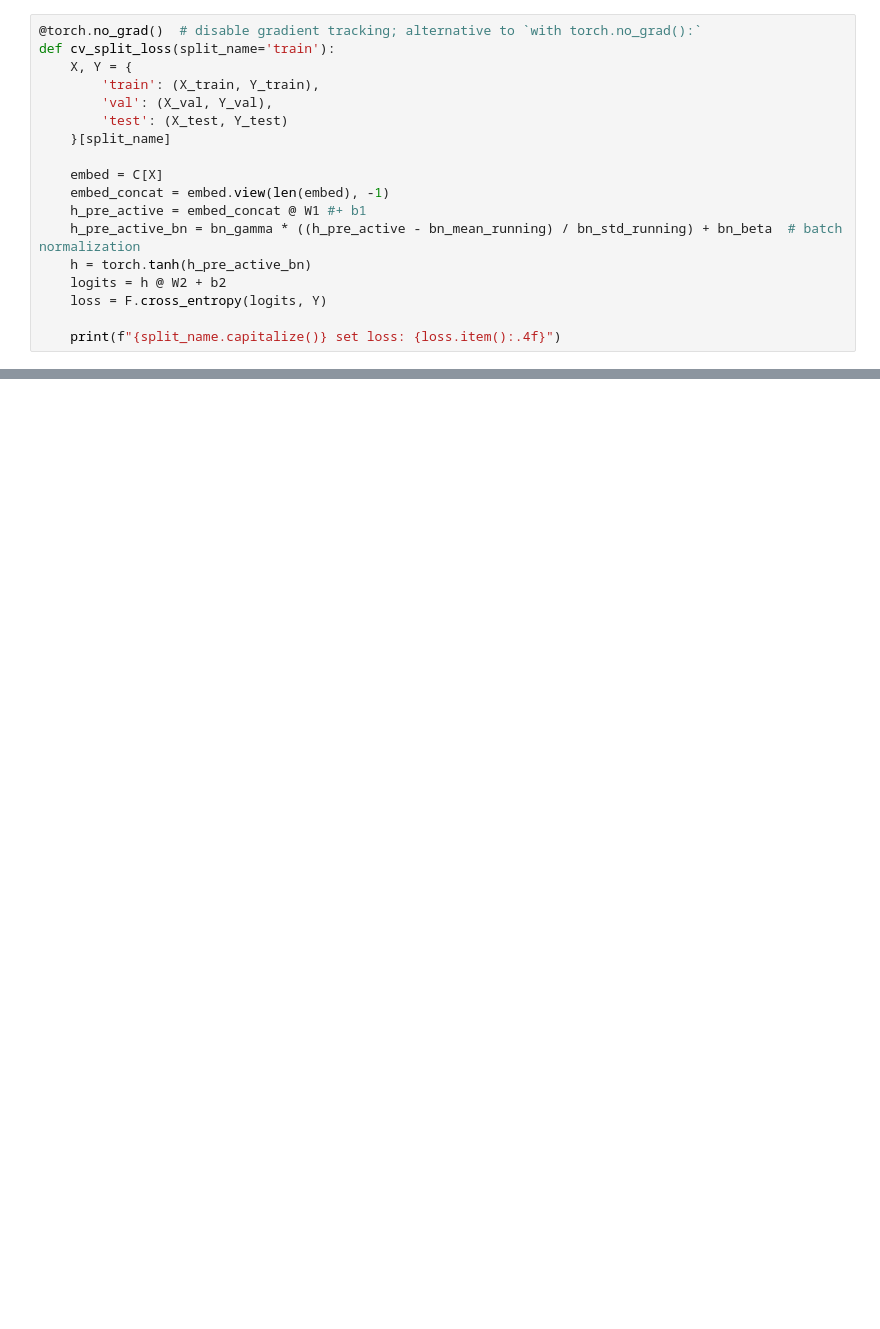
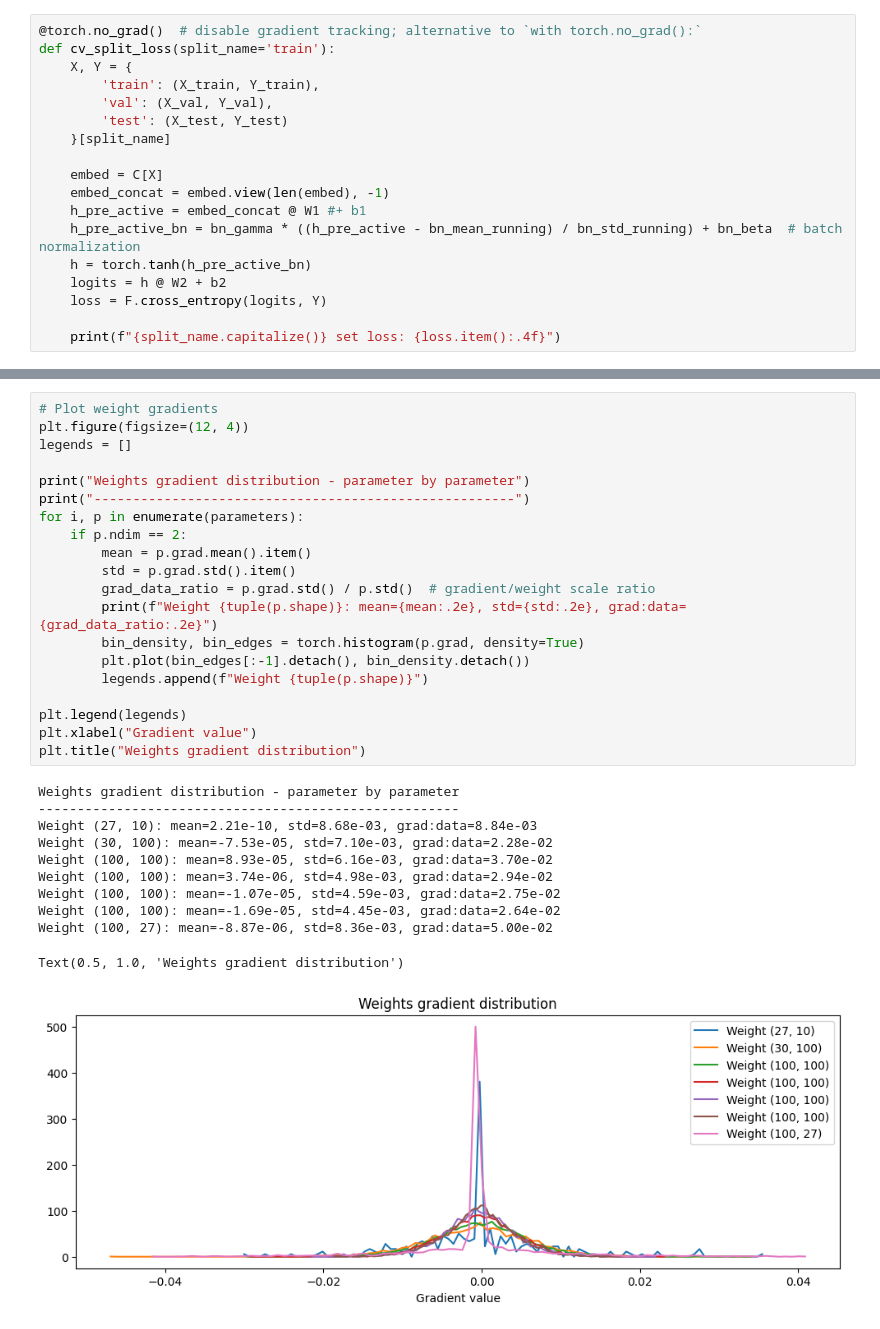
Before and after one commit to jeyabbalas/makemore, a Jupyter notebook: mlp2.ipynb, the cells around one changed output, grey strips where cells are left out. Cells and saved outputs as stored; diff of their text form; blank space fills up the shorter version.

```diff
--- a/mlp2.ipynb
+++ b/mlp2.ipynb
@@ -750,0 +937,32 @@ class BatchNorm1d:
+# %%
+# Plot weight gradients
+plt.figure(figsize=(12, 4))
+legends = []
+
+print("Weights gradient distribution - parameter by parameter")
+print("------------------------------------------------------")
+for i, p in enumerate(parameters):
+    if p.ndim == 2:
+        mean = p.grad.mean().item()
+        std = p.grad.std().item()
+        grad_data_ratio = p.grad.std() / p.std()  # gradient/weight scale ratio
+        print(f"Weight {tuple(p.shape)}: mean={mean:.2e}, std={std:.2e}, grad:data={grad_data_ratio:.2e}")
+        bin_density, bin_edges = torch.histogram(p.grad, density=True)
+        plt.plot(bin_edges[:-1].detach(), bin_density.detach())
+        legends.append(f"Weight {tuple(p.shape)}")
+
+plt.legend(legends)
+plt.xlabel("Gradient value")
+plt.title("Weights gradient distribution")
+# %% [output]
+Weights gradient distribution - parameter by parameter
+------------------------------------------------------
+Weight (27, 10): mean=2.21e-10, std=8.68e-03, grad:data=8.84e-03
+Weight (30, 100): mean=-7.53e-05, std=7.10e-03, grad:data=2.28e-02
+Weight (100, 100): mean=8.93e-05, std=6.16e-03, grad:data=3.70e-02
+Weight (100, 100): mean=3.74e-06, std=4.98e-03, grad:data=2.94e-02
+Weight (100, 100): mean=-1.07e-05, std=4.59e-03, grad:data=2.75e-02
+Weight (100, 100): mean=-1.69e-05, std=4.45e-03, grad:data=2.64e-02
+Weight (100, 27): mean=-8.87e-06, std=8.36e-03, grad:data=5.00e-02
+Text(0.5, 1.0, 'Weights gradient distribution')
+[figure, added]
```
Also changed, not shown: parts of 28 cells of this notebook.
